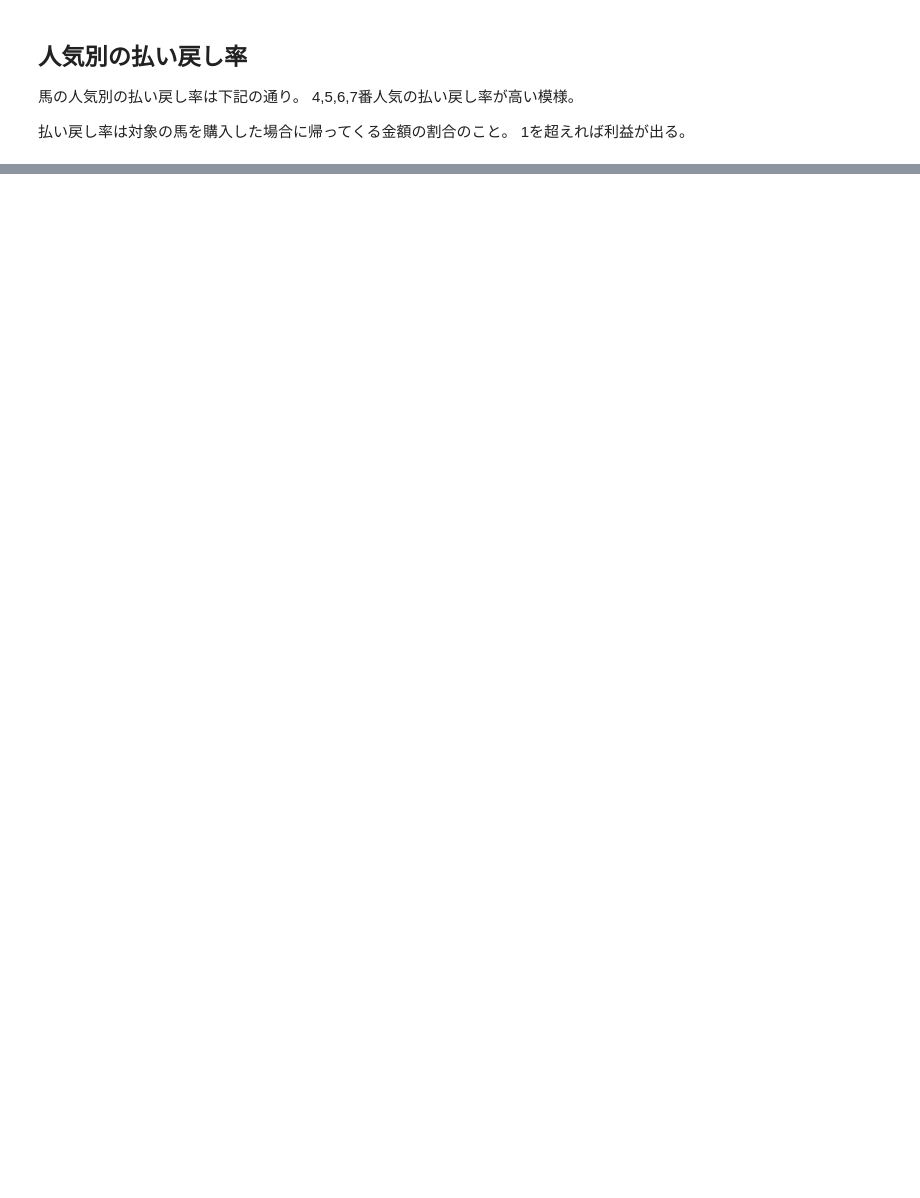
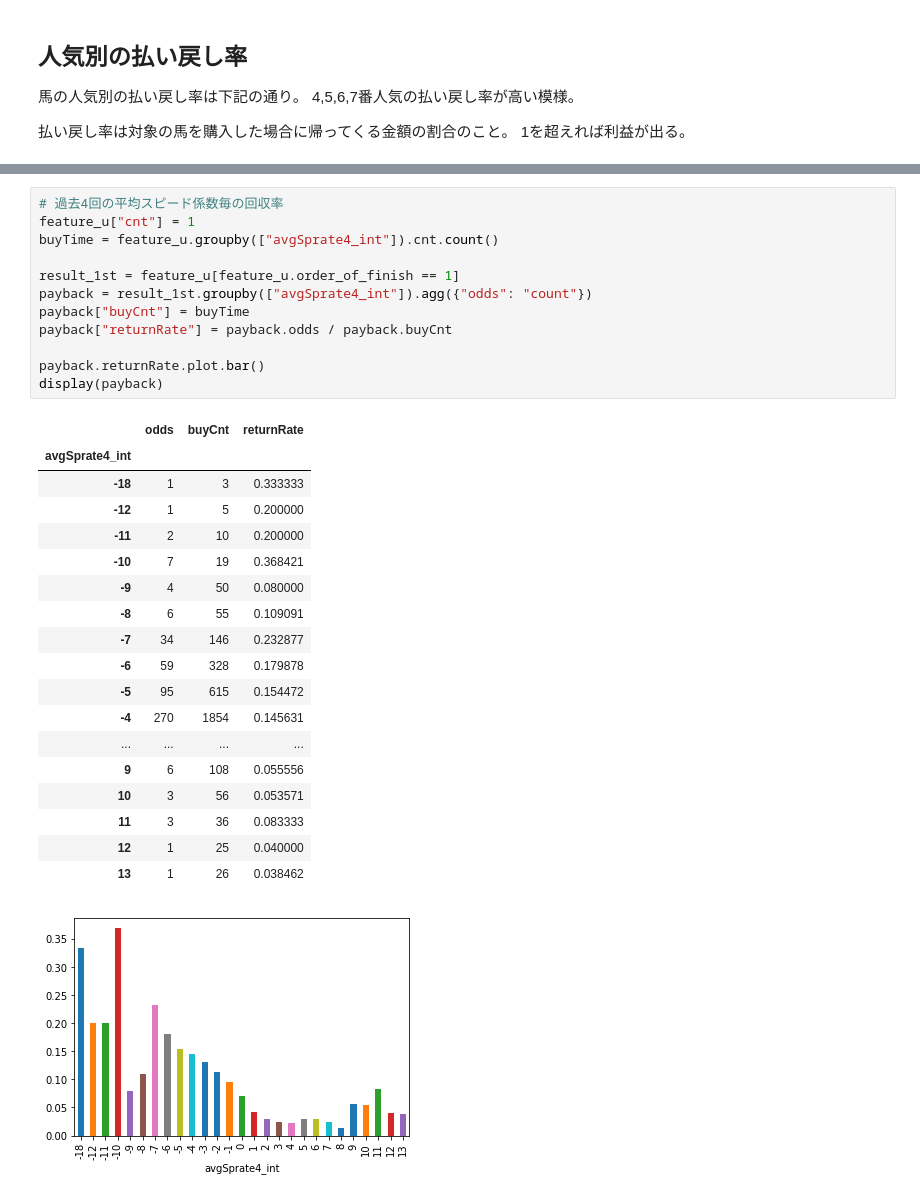
Before and after one commit to nohoho1009/UM4, a Jupyter notebook: notebooks/note1.ipynb, the cells around one changed output, grey strips where cells are left out. Saved outputs shown, nothing was run; the diff lists cells and outputs as text; blank space fills up the shorter version.

```diff
--- a/notebooks/note1.ipynb
+++ b/notebooks/note1.ipynb
@@ -67,0 +214,32 @@ dtype: float64
+# %%
+# 過去4回の平均スピード係数毎の回収率
+feature_u["cnt"] = 1
+buyTime = feature_u.groupby(["avgSprate4_int"]).cnt.count()
+
+result_1st = feature_u[feature_u.order_of_finish == 1]
+payback = result_1st.groupby(["avgSprate4_int"]).agg({"odds": "count"})
+payback["buyCnt"] = buyTime
+payback["returnRate"] = payback.odds / payback.buyCnt
+
+payback.returnRate.plot.bar()
+display(payback)
+# %% [output]
+|  | odds | buyCnt | returnRate |
+| avgSprate4_int |  |  |  |
+| -18 | 1 | 3 | 0.333333 |
+| -12 | 1 | 5 | 0.200000 |
+| -11 | 2 | 10 | 0.200000 |
+| -10 | 7 | 19 | 0.368421 |
+| -9 | 4 | 50 | 0.080000 |
+| -8 | 6 | 55 | 0.109091 |
+| -7 | 34 | 146 | 0.232877 |
+| -6 | 59 | 328 | 0.179878 |
+| -5 | 95 | 615 | 0.154472 |
+| -4 | 270 | 1854 | 0.145631 |
+| ... | ... | ... | ... |
+| 9 | 6 | 108 | 0.055556 |
+| 10 | 3 | 56 | 0.053571 |
+| 11 | 3 | 36 | 0.083333 |
+| 12 | 1 | 25 | 0.040000 |
+| 13 | 1 | 26 | 0.038462 |
+[figure, added]
```
Also changed, not shown: parts of 15 cells of this notebook, 2 other files.
